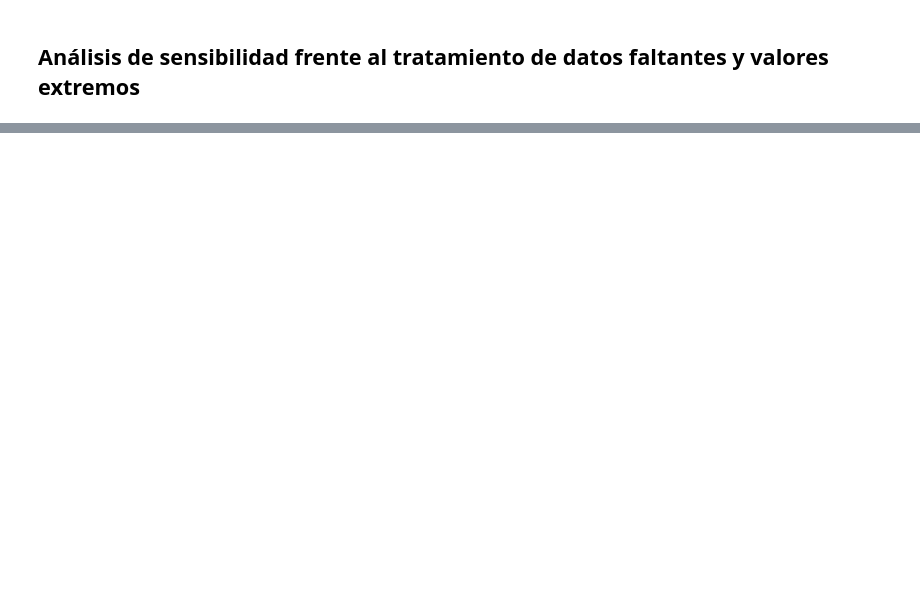
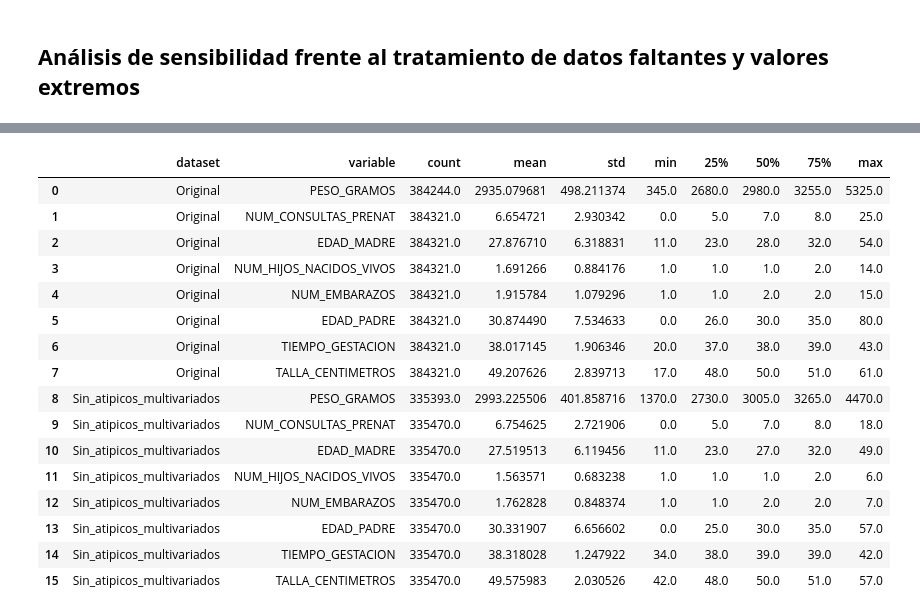
Before and after one commit to ChrisMath26/modelado-bajo-peso-al-nacer, a Jupyter notebook: notebooks/1_ETL_atipicos.ipynb, the cells around one changed output, grey strips where cells are left out. Saved outputs shown, nothing was run; the diff lists cells and outputs as text; code cells hidden in the pictures; blank space fills up the shorter version.

Commit message:
Caracterización de outliers

```diff
--- a/notebooks/1_ETL_atipicos.ipynb
+++ b/notebooks/1_ETL_atipicos.ipynb
@@ -946,0 +1588,67 @@ df_limpio.to_csv("../data/processed/nacimientos_bogota_preprocesado.csv", index=
+# %%
+# ============================================================
+# DESCRIPTIVOS COMPARATIVOS
+# df, df_limpio y df_sin_atipicos
+# ============================================================
+
+datasets = {
+    "Original": data_outliers,
+    "Sin_atipicos_multivariados": df_sin_outliers_multivariados
+}
+
+resumen_descriptivo = []
+
+for nombre, datos in datasets.items():
+
+    desc = (
+        datos[variables_cuantitativas]
+        .describe()
+        .T
+        .reset_index()
+        .rename(columns={"index": "variable"})
+    )
+
+    desc["dataset"] = nombre
+
+    resumen_descriptivo.append(desc)
+
+resumen_descriptivo = pd.concat(
+    resumen_descriptivo,
+    ignore_index=True
+)
+
+# Reordenar columnas
+cols = [
+    "dataset",
+    "variable",
+    "count",
+    "mean",
+    "std",
+    "min",
+    "25%",
+    "50%",
+    "75%",
+    "max"
+]
+
+resumen_descriptivo = resumen_descriptivo[cols]
+
+display(resumen_descriptivo)
+# %% [output]
+|  | dataset | variable | count | mean | std | min | 25% | 50% | 75% | max |
+| 0 | Original | PESO_GRAMOS | 384244.0 | 2935.079681 | 498.211374 | 345.0 | 2680.0 | 2980.0 | 3255.0 | 5325.0 |
+| 1 | Original | NUM_CONSULTAS_PRENAT | 384321.0 | 6.654721 | 2.930342 | 0.0 | 5.0 | 7.0 | 8.0 | 25.0 |
+| 2 | Original | EDAD_MADRE | 384321.0 | 27.876710 | 6.318831 | 11.0 | 23.0 | 28.0 | 32.0 | 54.0 |
+| 3 | Original | NUM_HIJOS_NACIDOS_VIVOS | 384321.0 | 1.691266 | 0.884176 | 1.0 | 1.0 | 1.0 | 2.0 | 14.0 |
+| 4 | Original | NUM_EMBARAZOS | 384321.0 | 1.915784 | 1.079296 | 1.0 | 1.0 | 2.0 | 2.0 | 15.0 |
+| 5 | Original | EDAD_PADRE | 384321.0 | 30.874490 | 7.534633 | 0.0 | 26.0 | 30.0 | 35.0 | 80.0 |
+| 6 | Original | TIEMPO_GESTACION | 384321.0 | 38.017145 | 1.906346 | 20.0 | 37.0 | 38.0 | 39.0 | 43.0 |
+| 7 | Original | TALLA_CENTIMETROS | 384321.0 | 49.207626 | 2.839713 | 17.0 | 48.0 | 50.0 | 51.0 | 61.0 |
+| 8 | Sin_atipicos_multivariados | PESO_GRAMOS | 335393.0 | 2993.225506 | 401.858716 | 1370.0 | 2730.0 | 3005.0 | 3265.0 | 4470.0 |
+| 9 | Sin_atipicos_multivariados | NUM_CONSULTAS_PRENAT | 335470.0 | 6.754625 | 2.721906 | 0.0 | 5.0 | 7.0 | 8.0 | 18.0 |
+| 10 | Sin_atipicos_multivariados | EDAD_MADRE | 335470.0 | 27.519513 | 6.119456 | 11.0 | 23.0 | 27.0 | 32.0 | 49.0 |
+| 11 | Sin_atipicos_multivariados | NUM_HIJOS_NACIDOS_VIVOS | 335470.0 | 1.563571 | 0.683238 | 1.0 | 1.0 | 1.0 | 2.0 | 6.0 |
+| 12 | Sin_atipicos_multivariados | NUM_EMBARAZOS | 335470.0 | 1.762828 | 0.848374 | 1.0 | 1.0 | 2.0 | 2.0 | 7.0 |
+| 13 | Sin_atipicos_multivariados | EDAD_PADRE | 335470.0 | 30.331907 | 6.656602 | 0.0 | 25.0 | 30.0 | 35.0 | 57.0 |
+| 14 | Sin_atipicos_multivariados | TIEMPO_GESTACION | 335470.0 | 38.318028 | 1.247922 | 34.0 | 38.0 | 39.0 | 39.0 | 42.0 |
+| 15 | Sin_atipicos_multivariados | TALLA_CENTIMETROS | 335470.0 | 49.575983 | 2.030526 | 42.0 | 48.0 | 50.0 | 51.0 | 57.0 |
```
Also changed, not shown: parts of 19 cells of this notebook.
